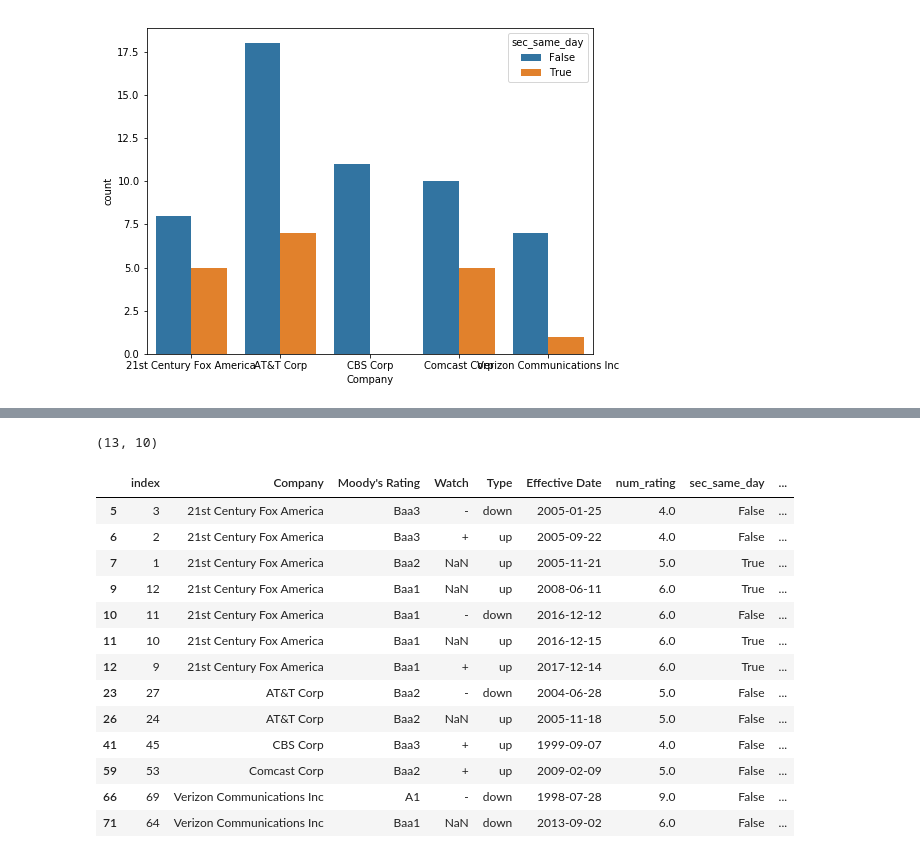
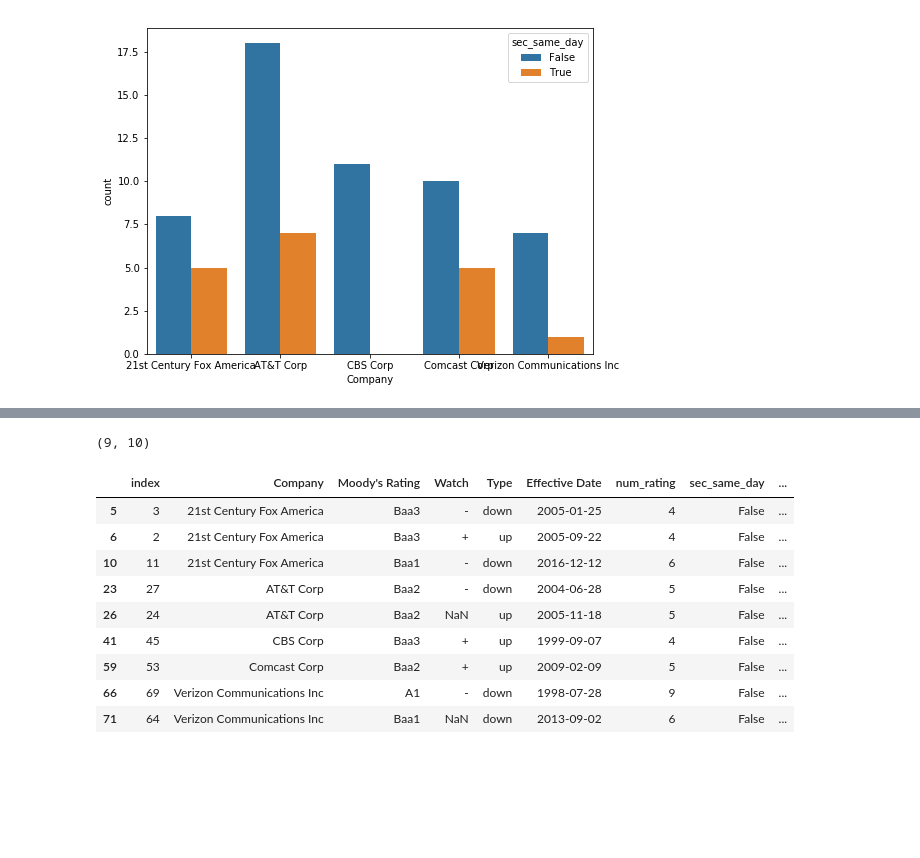
Before and after one commit to lihaoranharry/Capstone_Vanguard_NLP_Prediction, a Jupyter notebook: EDA_Moodys-OAS-stock.ipynb, the cells around one changed output, grey strips where cells are left out. Saved outputs shown, nothing was run; the diff lists cells and outputs as text; code cells hidden in the pictures; blank space fills up the shorter version.

```diff
--- a/EDA_Moodys-OAS-stock.ipynb
+++ b/EDA_Moodys-OAS-stock.ipynb
@@ -72,6 +85,6 @@ dtype: object
 # %%
 # stock prices - from Yahoo finance
-tickers = ['FOXA', 'T', 'CBS', 'CMCSA', 'VZ']
+tickers = ['FOXA', 'T', 'CBS', 'CMCSA', 'VZ', 'VIA']
 start = dt.datetime(1994,1,1)
 end = dt.datetime(2018,10,16)
 df_stock = yf.download(tickers, start=start, end=end)
@@ -123,10 +136,10 @@ dtype: object
 # Sec filings metadata
 sec_dict = dict()
 
-for file in glob.glob('Inputs/*csv'):
+for file in glob.glob('columbiaDSCap_sec_files_2018_rev100218/*csv'):
     df = pd.read_csv(file)
 
-    df.fdate = pd.to_datetime(df.fdate)
+    df.findexdate = pd.to_datetime(df.findexdate)
 
     if 'comcast' in file:
         sec_dict['Comcast Corp'] = df
@@ -141,3 +220,27 @@ for file in glob.glob('Inputs/*csv'):
+# %%
+# WSJ news
+wsj_dict = dict()
+
+for file in glob.glob('EDA_data/*_scraped.csv'):
+
+    df = pd.read_csv(file)
+
+    df.rename(columns={"index": "headline"}, inplace=True)
+
+    df.drop(labels=['Unnamed: 0'], axis=1, inplace=True)
+
+    df.date = pd.to_datetime(df.date)
+
+    if 'Comcast' in file:
+        wsj_dict['Comcast Corp'] = df
+    if 'CBS' in file:
+        wsj_dict['CBS Corp'] = df
+    if 'AT&T' in file:
+        wsj_dict['AT&T Corp'] = df
+    if 'Fox' in file:
+        wsj_dict['21st Century Fox America'] = df
+    if 'Verizon' in file:
+        wsj_dict['Verizon Communications Inc'] = df
 # %% [markdown]
 # Data eng
 # %%
@@ -445,7 +636,7 @@ for comp in df_moody.Company.unique():
     df_sec = sec_dict[comp].copy()
 
     count += df_sec.shape[0]
-    df_sec = df_sec.drop_duplicates(subset=['fdate'], keep='first')
+    df_sec = df_sec.drop_duplicates(subset=['findexdate'], keep='first')
     count_dedup += df_sec.shape[0]
     df_sec = df_sec.reset_index()
 
@@ -453,7 +644,7 @@ for comp in df_moody.Company.unique():
     for i in range(df_temp.shape[0]):
 
         date = df_temp['Effective Date'].iloc[i]
-        df_sec['timedelta'] = df_sec['fdate']-date
+        df_sec['timedelta'] = df_sec['findexdate']-date
 
         min_dist = np.min(np.abs(df_sec['timedelta']))
         ix = df_sec.index[np.abs(df_sec['timedelta']) == min_dist].tolist()
@@ -540,19 +737,17 @@ df_moody.to_csv('my_moody.csv')
 # %%
-print(df_moody[df_moody.sec_next<=4].shape)
-df_moody[df_moody.sec_next<=4]
+df_dum = df_moody[(df_moody.sec_next<=4) & (df_moody.sec_same_day!=True)]
+
+print(df_dum.shape)
+df_dum
 # %% [output]
-(13, 10)
+(9, 10)
 |  | index | Company | Moody's Rating | Watch | Type | Effective Date | num_rating | sec_same_day | ... |
-| 5 | 3 | 21st Century Fox America | Baa3 | - | down | 2005-01-25 | 4.0 | False | ... |
-| 6 | 2 | 21st Century Fox America | Baa3 | + | up | 2005-09-22 | 4.0 | False | ... |
-| 7 | 1 | 21st Century Fox America | Baa2 | NaN | up | 2005-11-21 | 5.0 | True | ... |
-| 9 | 12 | 21st Century Fox America | Baa1 | NaN | up | 2008-06-11 | 6.0 | True | ... |
-| 10 | 11 | 21st Century Fox America | Baa1 | - | down | 2016-12-12 | 6.0 | False | ... |
-| 11 | 10 | 21st Century Fox America | Baa1 | NaN | up | 2016-12-15 | 6.0 | True | ... |
-| 12 | 9 | 21st Century Fox America | Baa1 | + | up | 2017-12-14 | 6.0 | True | ... |
-| 23 | 27 | AT&T Corp | Baa2 | - | down | 2004-06-28 | 5.0 | False | ... |
-| 26 | 24 | AT&T Corp | Baa2 | NaN | up | 2005-11-18 | 5.0 | False | ... |
-| 41 | 45 | CBS Corp | Baa3 | + | up | 1999-09-07 | 4.0 | False | ... |
-| 59 | 53 | Comcast Corp | Baa2 | + | up | 2009-02-09 | 5.0 | False | ... |
-| 66 | 69 | Verizon Communications Inc | A1 | - | down | 1998-07-28 | 9.0 | False | ... |
-| 71 | 64 | Verizon Communications Inc | Baa1 | NaN | down | 2013-09-02 | 6.0 | False | ... |
+| 5 | 3 | 21st Century Fox America | Baa3 | - | down | 2005-01-25 | 4 | False | ... |
+| 6 | 2 | 21st Century Fox America | Baa3 | + | up | 2005-09-22 | 4 | False | ... |
+| 10 | 11 | 21st Century Fox America | Baa1 | - | down | 2016-12-12 | 6 | False | ... |
+| 23 | 27 | AT&T Corp | Baa2 | - | down | 2004-06-28 | 5 | False | ... |
+| 26 | 24 | AT&T Corp | Baa2 | NaN | up | 2005-11-18 | 5 | False | ... |
+| 41 | 45 | CBS Corp | Baa3 | + | up | 1999-09-07 | 4 | False | ... |
+| 59 | 53 | Comcast Corp | Baa2 | + | up | 2009-02-09 | 5 | False | ... |
+| 66 | 69 | Verizon Communications Inc | A1 | - | down | 1998-07-28 | 9 | False | ... |
+| 71 | 64 | Verizon Communications Inc | Baa1 | NaN | down | 2013-09-02 | 6 | False | ... |
```
Also changed, not shown: parts of 27 cells of this notebook.
